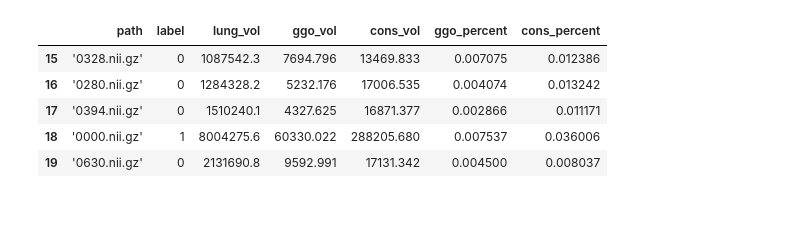
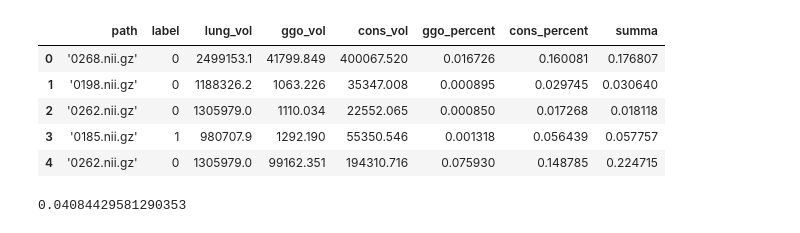
Before and after one commit to Timothy102/ct-ris, a Jupyter notebook: Interpret.ipynb, the cells around one changed output. Saved outputs shown, nothing was run; the diff lists cells and outputs as text; code cells hidden in the pictures.

```diff
--- a/Interpret.ipynb
+++ b/Interpret.ipynb
@@ -4,15 +6,20 @@ import numpy as np
 # %%
 results_df = pd.read_csv('proba.csv')
 results_df['ggo_percent'] = results_df['ggo_vol']/results_df['lung_vol']
 results_df['cons_percent'] = results_df['cons_vol']/results_df['lung_vol']
-results_df.tail()
+results_df['summa'] = results_df['ggo_percent'] + results_df['cons_percent']
+results_df.head()
 # %% [output]
-|  | path | label | lung_vol | ggo_vol | cons_vol | ggo_percent | cons_percent |
-| 15 | '0328.nii.gz' | 0 | 1087542.3 | 7694.796 | 13469.833 | 0.007075 | 0.012386 |
-| 16 | '0280.nii.gz' | 0 | 1284328.2 | 5232.176 | 17006.535 | 0.004074 | 0.013242 |
-| 17 | '0394.nii.gz' | 0 | 1510240.1 | 4327.625 | 16871.377 | 0.002866 | 0.011171 |
-| 18 | '0000.nii.gz' | 1 | 8004275.6 | 60330.022 | 288205.680 | 0.007537 | 0.036006 |
-| 19 | '0630.nii.gz' | 0 | 2131690.8 | 9592.991 | 17131.342 | 0.004500 | 0.008037 |
+|  | path | label | lung_vol | ggo_vol | cons_vol | ggo_percent | cons_percent | summa |
+| 0 | '0268.nii.gz' | 0 | 2499153.1 | 41799.849 | 400067.520 | 0.016726 | 0.160081 | 0.176807 |
+| 1 | '0198.nii.gz' | 0 | 1188326.2 | 1063.226 | 35347.008 | 0.000895 | 0.029745 | 0.030640 |
+| 2 | '0262.nii.gz' | 0 | 1305979.0 | 1110.034 | 22552.065 | 0.000850 | 0.017268 | 0.018118 |
+| 3 | '0185.nii.gz' | 1 | 980707.9 | 1292.190 | 55350.546 | 0.001318 | 0.056439 | 0.057757 |
+| 4 | '0262.nii.gz' | 0 | 1305979.0 | 99162.351 | 194310.716 | 0.075930 | 0.148785 | 0.224715 |
+# %%
+results_df['summa'].std()
+# %% [output]
+0.04084429581290353
 # %%
 ones = results_df.loc[(results_df["label"] == 1)]
 # %%
```
Also changed, not shown: parts of 11 cells of this notebook, 1 other file.
